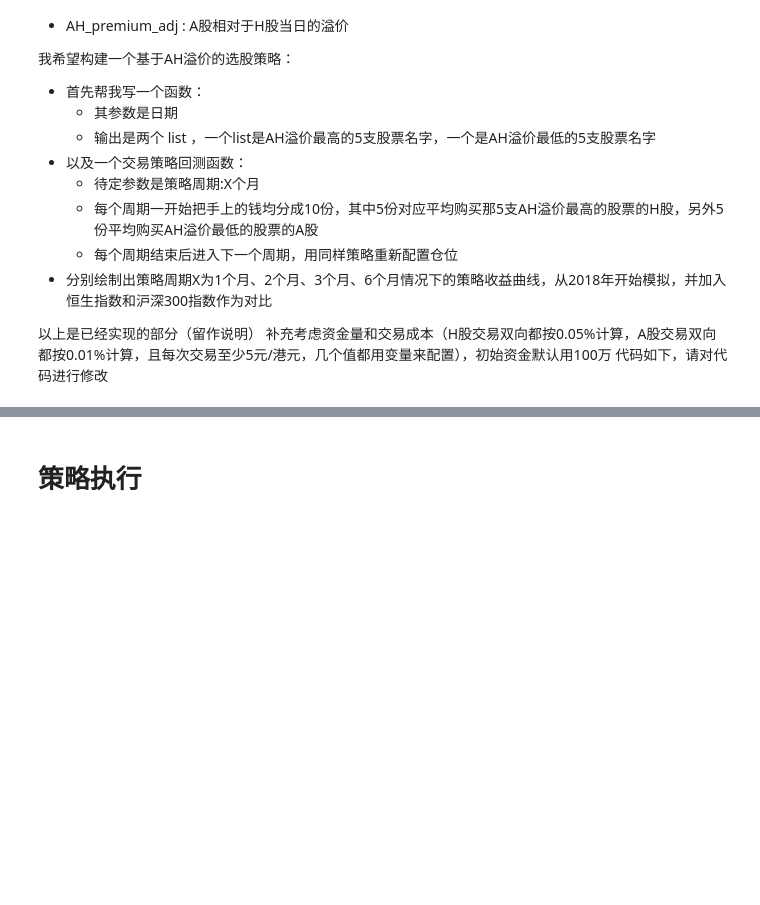
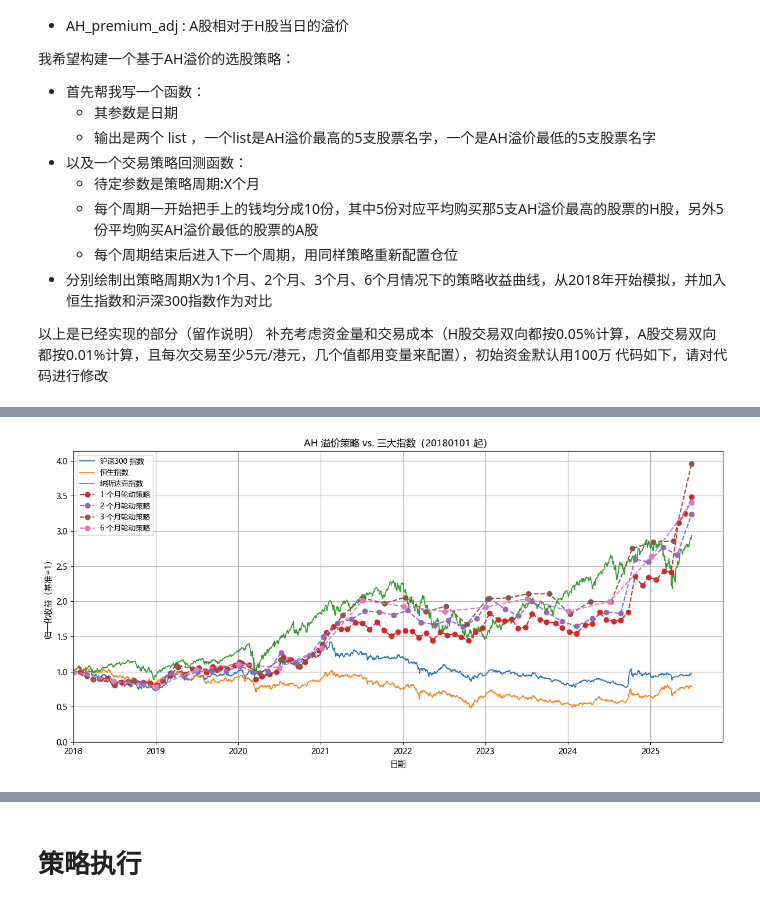
Before and after one commit to Raytto/Quant_strategy_ahp, a Jupyter notebook: strategy_AH_premium_3_cap.ipynb, the cells around one changed output, grey strips where cells are left out. Cells and saved outputs as stored; diff of their text form; code cells hidden in the pictures; blank space fills up the shorter version.

```diff
--- a/strategy_AH_premium_3_cap.ipynb
+++ b/strategy_AH_premium_3_cap.ipynb
@@ -422,2 +381,6 @@ ValueError: time data "2025-07-04" doesn't match format "%Y%m%d", at position 0.
+# %%
+test(split_n=8)  # 改选top2和bot2
+# %% [output]
+[figure, added]
 # %%
 test(mv_quantile=0.5)  # 在市值前50%的公司里选top5和bot5
```
Also changed, not shown: parts of 4 cells of this notebook.
